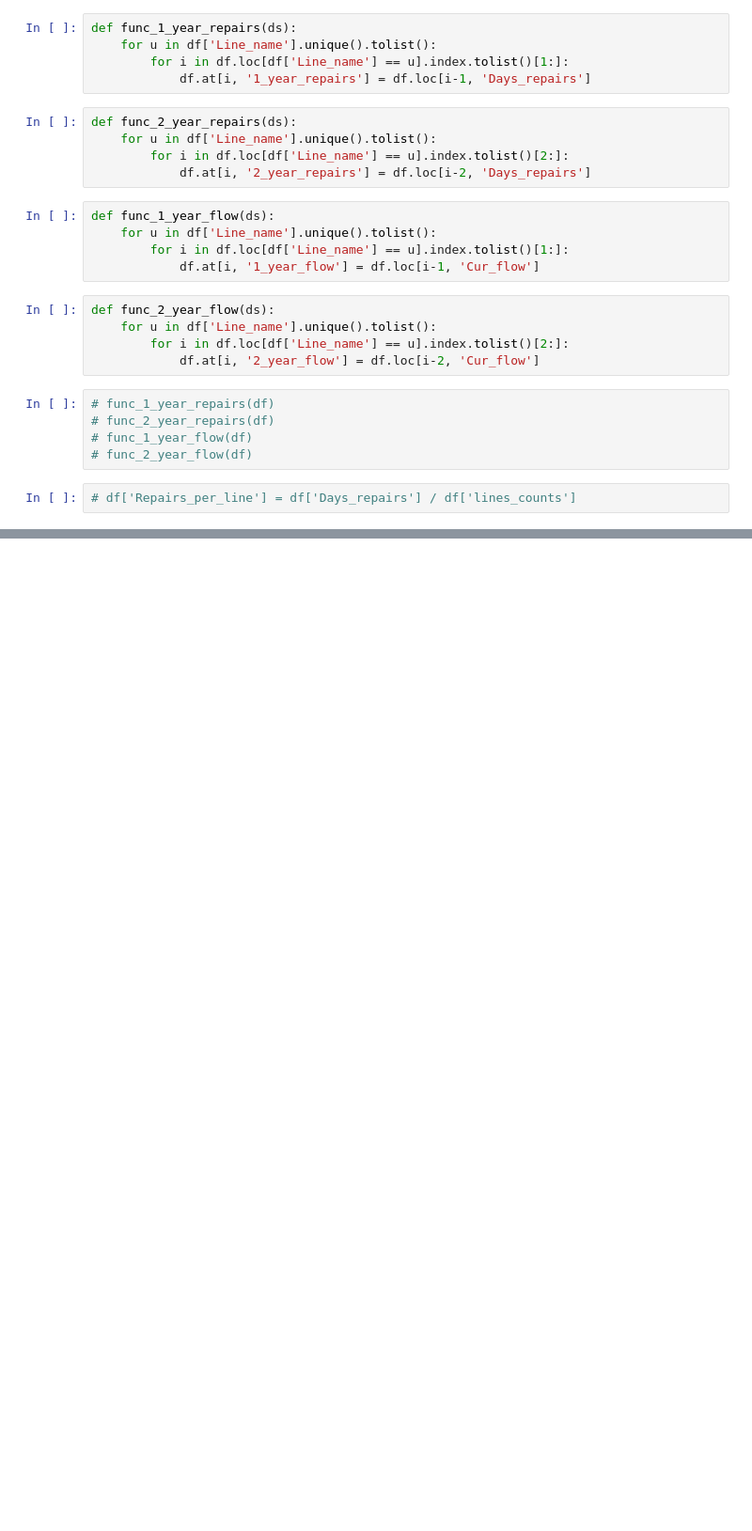
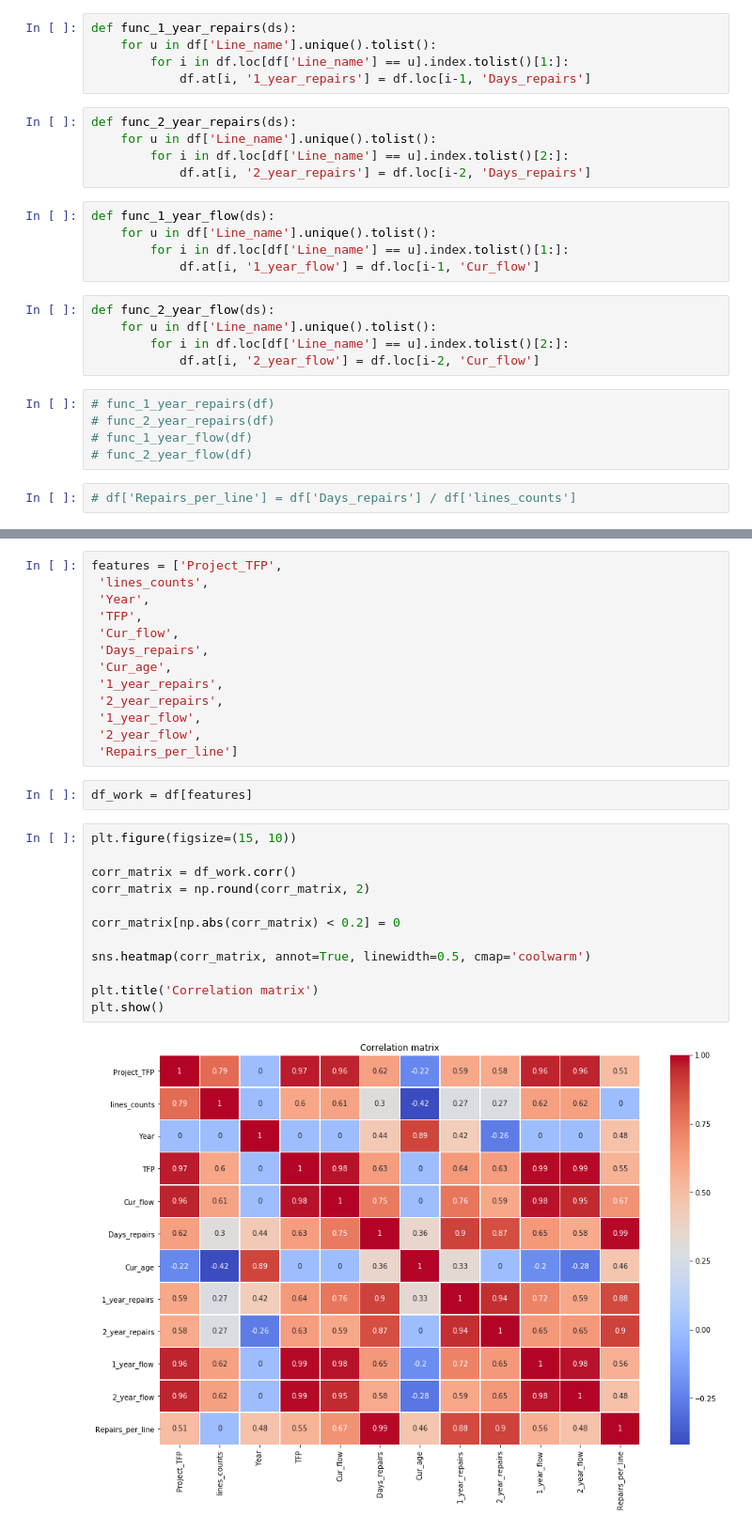
Before and after one commit to stureiko/TFP, a Jupyter notebook: TFP-ML-model.ipynb, the cells around one changed output, grey strips where cells are left out. Shown: that part at 94% size. Saved outputs shown, nothing was run; the diff lists cells and outputs as text; blank space fills up the shorter version.

```diff
--- a/TFP-ML-model.ipynb
+++ b/TFP-ML-model.ipynb
@@ -95,0 +118,29 @@ memory usage: 3.4+ KB
+# %%
+features = ['Project_TFP',
+ 'lines_counts',
+ 'Year',
+ 'TFP',
+ 'Cur_flow',
+ 'Days_repairs',
+ 'Cur_age',
+ '1_year_repairs',
+ '2_year_repairs',
+ '1_year_flow',
+ '2_year_flow',
+ 'Repairs_per_line']
+# %%
+df_work = df[features]
+# %%
+plt.figure(figsize=(15, 10))
+
+corr_matrix = df_work.corr()
+corr_matrix = np.round(corr_matrix, 2)
+
+corr_matrix[np.abs(corr_matrix) < 0.2] = 0
+
+sns.heatmap(corr_matrix, annot=True, linewidth=0.5, cmap='coolwarm')
+
+plt.title('Correlation matrix')
+plt.show()
+# %% [output]
+[figure, added]
```
Also changed, not shown: parts of 14 cells of this notebook.
